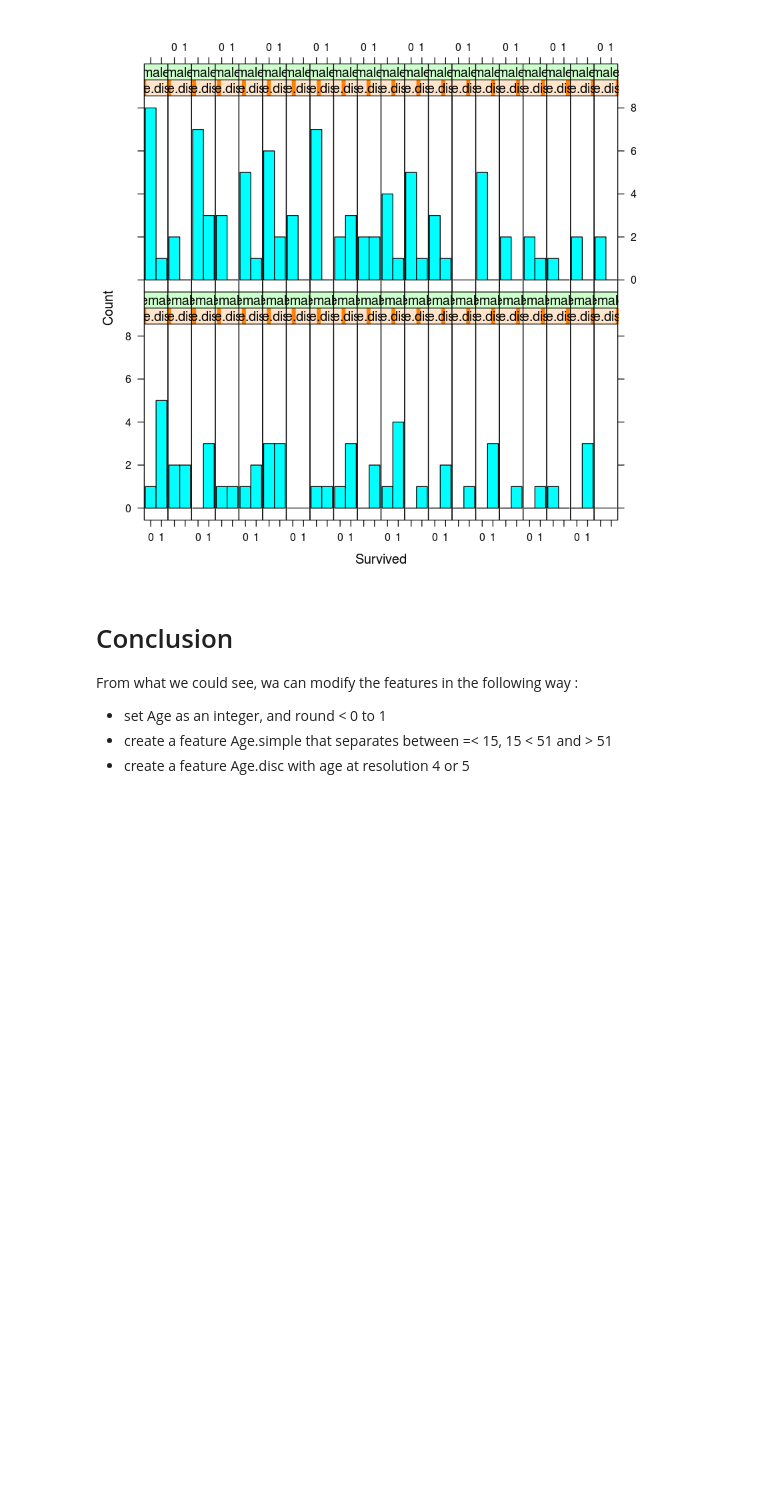
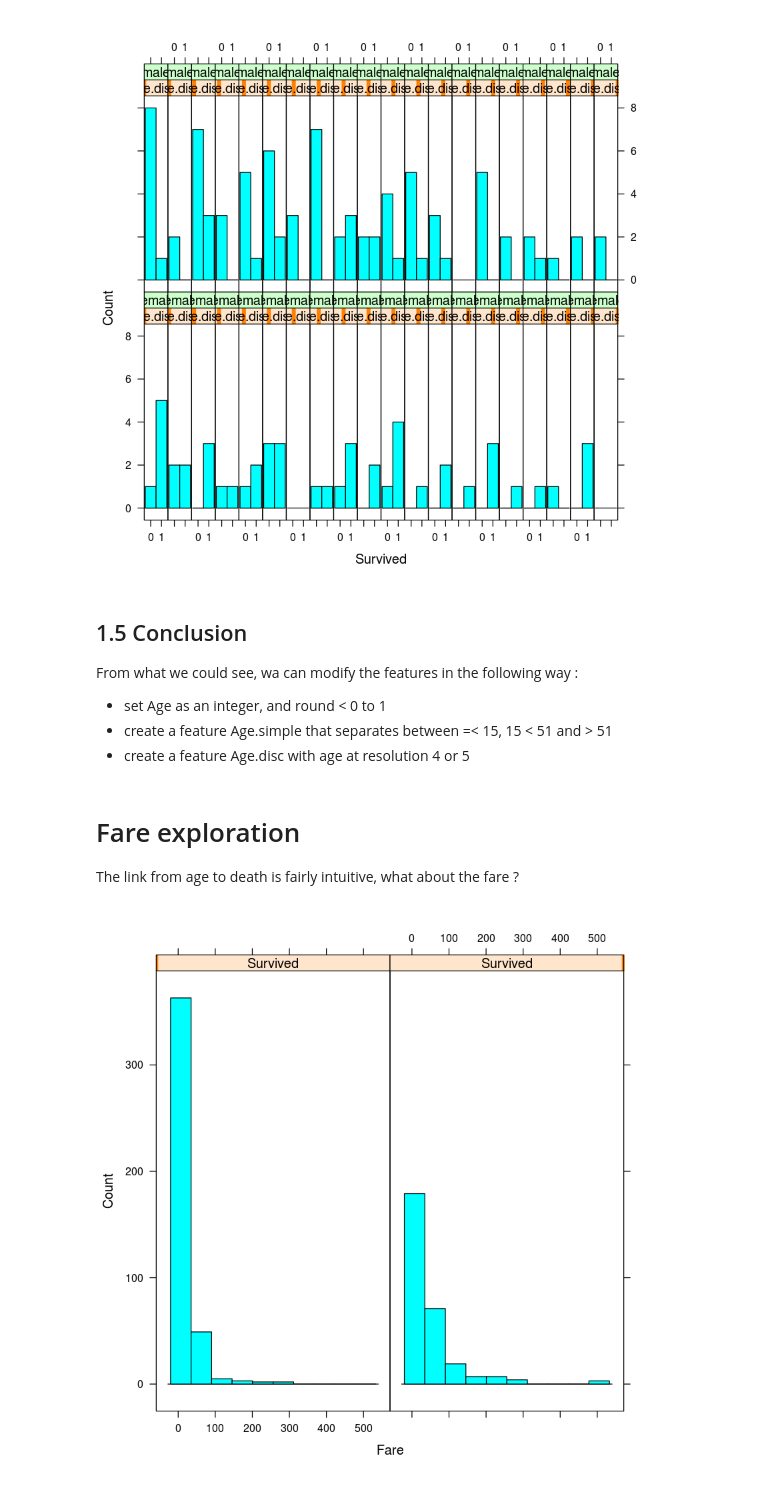
Before and after one commit to sapristi/ML, a Jupyter notebook: experiments/titanic_challenge/exploration.ipynb, the cells around one changed output. Cells and saved outputs as stored; diff of their text form; code cells hidden in the pictures; blank space fills up the shorter version.

Commit message:
exploration

```diff
--- a/experiments/titanic_challenge/exploration.ipynb
+++ b/experiments/titanic_challenge/exploration.ipynb
@@ -91,10 +91,31 @@ histogram(~Survived | Age.disc1 + Sex ,
 # %% [output]
 [figure]
 # %% [markdown]
-# Conclusion
+## 1.5 Conclusion
 
 From what we could see, wa can modify the features in the following way :
 
   - set Age as an integer, and round < 0 to 1
   - create a feature Age.simple that separates between =< 15, 15 < 51 and > 51
   - create a feature Age.disc with age at resolution 4 or 5
+# %% [markdown]
+# Fare exploration
+
+The link from age to death is fairly intuitive, what about the fare ?
+# %%
+source("experiments/titanic_challenge/1_feature_engineering.R")
+train.raw <- read.csv("datasets/titanic_na/train.csv")
+train.ff <- fe$forge_features(train.raw)
+
+
+cols.notna <- !is.na(train.raw$Age)
+train.notna <- train.raw[cols.notna,]
+train.notna$Title <- train.ff$Title[cols.notna]
+train.notna$Age <- train.ff$Age[cols.notna]
+train.notna$Age.simple <- train.ff$Age.simple[cols.notna]
+train.notna$Age.disc5 <- train.ff$Age.disc5[cols.notna]
+
+
+histogram(~Fare | Survived , data = train.notna, type="count")
+# %% [output]
+[figure, added]
```
Also changed, not shown: parts of 6 cells of this notebook, 2 other files.
